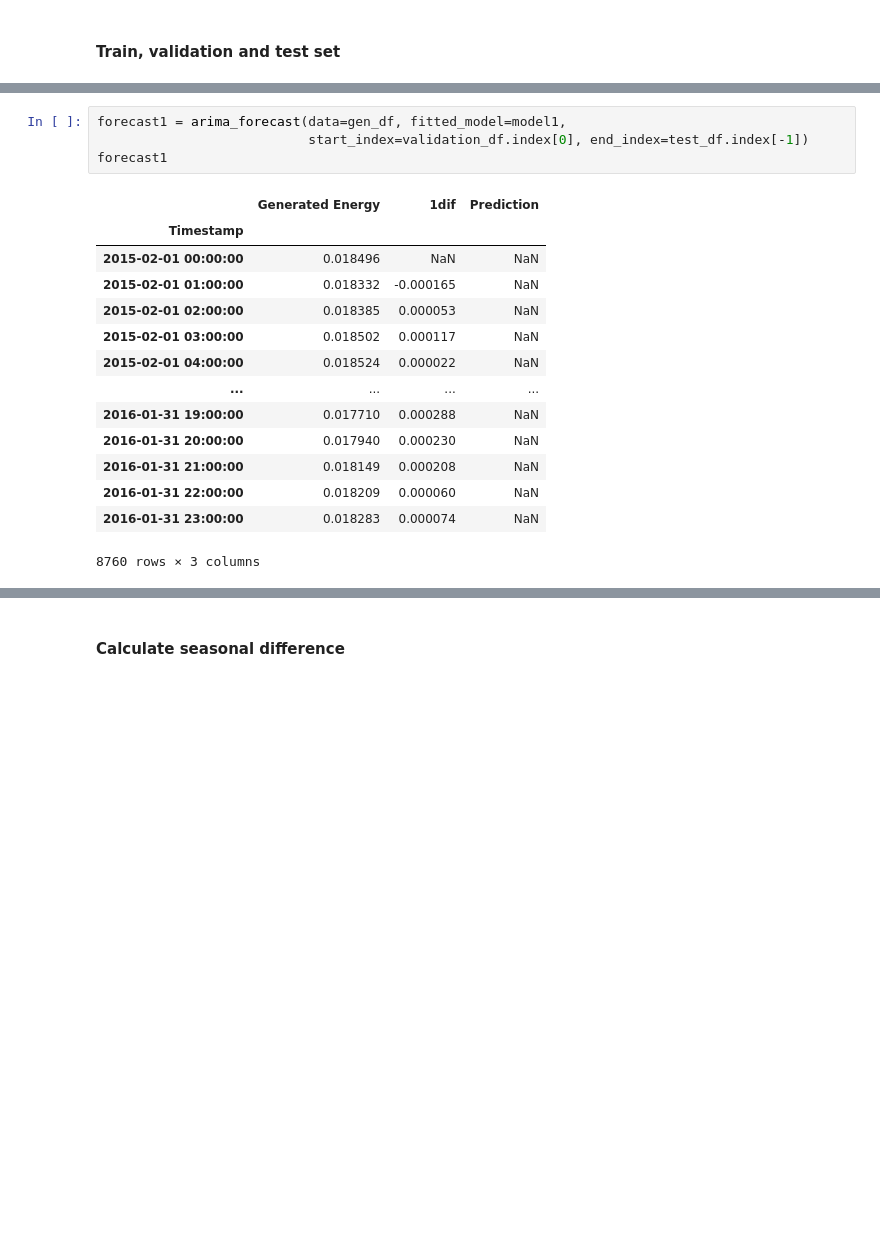
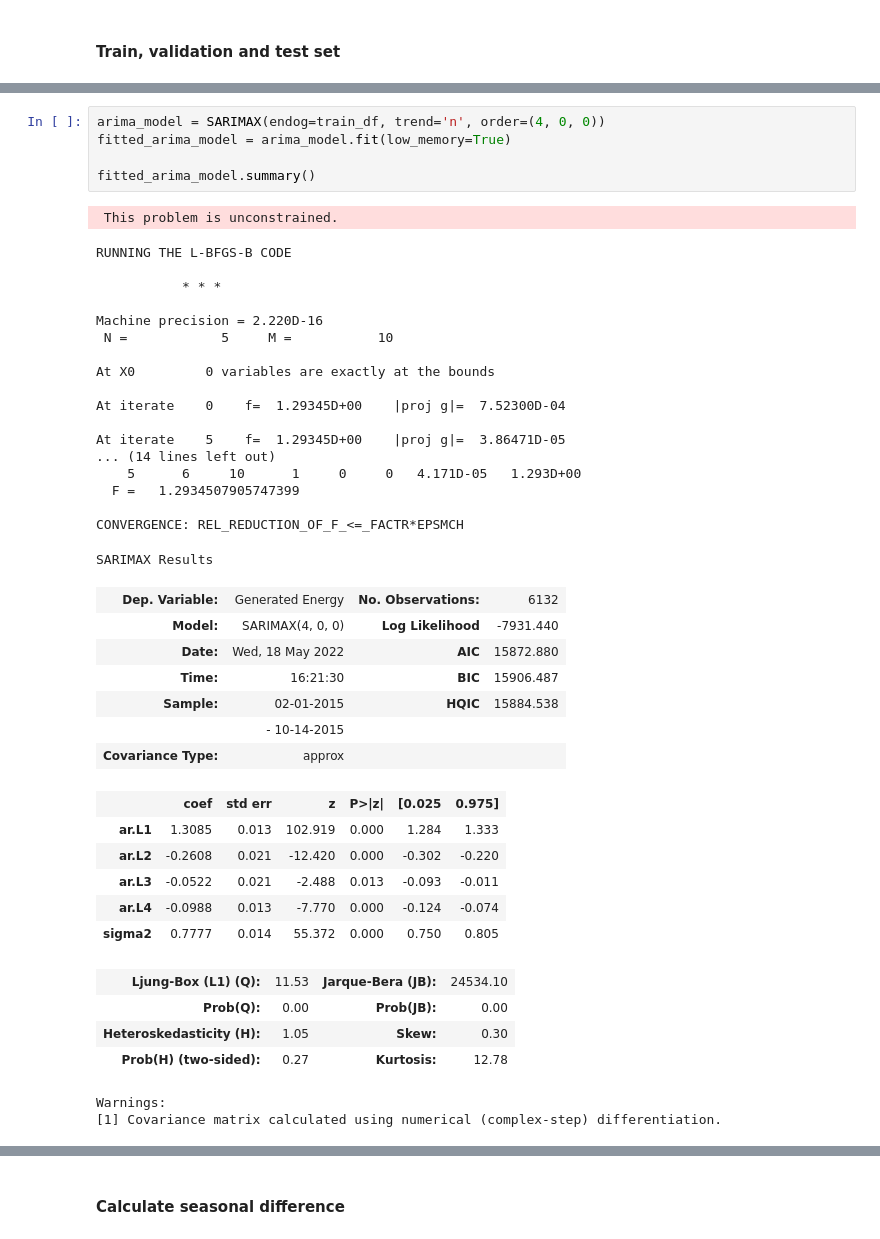
Before and after one commit to Divixity/Datavidenskab-P6, a Jupyter notebook: Development/SARIMAX_production.ipynb, the cells around one changed output, grey strips where cells are left out. Drawn from its saved outputs; the diff is of its cells as text; blank space fills up the shorter version.

```diff
--- a/Development/SARIMAX_production.ipynb
+++ b/Development/SARIMAX_production.ipynb
@@ -246,19 +137,44 @@ Warnings:
-# %%
-forecast1 = arima_forecast(data=gen_df, fitted_model=model1,
-                           start_index=validation_df.index[0], end_index=test_df.index[-1])
-forecast1
-# %% [output]
-|  | Generated Energy | 1dif | Prediction |
-| Timestamp |  |  |  |
-| 2015-02-01 00:00:00 | 0.018496 | NaN | NaN |
-| 2015-02-01 01:00:00 | 0.018332 | -0.000165 | NaN |
-| 2015-02-01 02:00:00 | 0.018385 | 0.000053 | NaN |
-| 2015-02-01 03:00:00 | 0.018502 | 0.000117 | NaN |
-| 2015-02-01 04:00:00 | 0.018524 | 0.000022 | NaN |
-| ... | ... | ... | ... |
-| 2016-01-31 19:00:00 | 0.017710 | 0.000288 | NaN |
-| 2016-01-31 20:00:00 | 0.017940 | 0.000230 | NaN |
-| 2016-01-31 21:00:00 | 0.018149 | 0.000208 | NaN |
-| 2016-01-31 22:00:00 | 0.018209 | 0.000060 | NaN |
-| 2016-01-31 23:00:00 | 0.018283 | 0.000074 | NaN |
-8760 rows × 3 columns
+# %%
+arima_model = SARIMAX(endog=train_df, trend='n', order=(4, 0, 0))
+fitted_arima_model = arima_model.fit(low_memory=True)
+
+fitted_arima_model.summary()
+# %% [output]
+ This problem is unconstrained.
+RUNNING THE L-BFGS-B CODE
+
+           * * *
+
+Machine precision = 2.220D-16
+ N =            5     M =           10
+
+At X0         0 variables are exactly at the bounds
+
+At iterate    0    f=  1.29345D+00    |proj g|=  7.52300D-04
+
+At iterate    5    f=  1.29345D+00    |proj g|=  3.86471D-05
+... (14 lines left out)
+    5      6     10      1     0     0   4.171D-05   1.293D+00
+  F =   1.2934507905747399
+
+CONVERGENCE: REL_REDUCTION_OF_F_<=_FACTR*EPSMCH
+SARIMAX Results
+| Dep. Variable: | Generated Energy | No. Observations: | 6132 |
+| Model: | SARIMAX(4, 0, 0) | Log Likelihood | -7931.440 |
+| Date: | Wed, 18 May 2022 | AIC | 15872.880 |
+| Time: | 16:21:30 | BIC | 15906.487 |
+| Sample: | 02-01-2015 | HQIC | 15884.538 |
+|  | - 10-14-2015 |  |  |
+| Covariance Type: | approx |  |  |
+|  | coef | std err | z | P>|z| | [0.025 | 0.975] |
+| ar.L1 | 1.3085 | 0.013 | 102.919 | 0.000 | 1.284 | 1.333 |
+| ar.L2 | -0.2608 | 0.021 | -12.420 | 0.000 | -0.302 | -0.220 |
+| ar.L3 | -0.0522 | 0.021 | -2.488 | 0.013 | -0.093 | -0.011 |
+| ar.L4 | -0.0988 | 0.013 | -7.770 | 0.000 | -0.124 | -0.074 |
+| sigma2 | 0.7777 | 0.014 | 55.372 | 0.000 | 0.750 | 0.805 |
+| Ljung-Box (L1) (Q): | 11.53 | Jarque-Bera (JB): | 24534.10 |
+| Prob(Q): | 0.00 | Prob(JB): | 0.00 |
+| Heteroskedasticity (H): | 1.05 | Skew: | 0.30 |
+| Prob(H) (two-sided): | 0.27 | Kurtosis: | 12.78 |
+Warnings:
+[1] Covariance matrix calculated using numerical (complex-step) differentiation.
```
Also changed, not shown: parts of 54 cells of this notebook.
